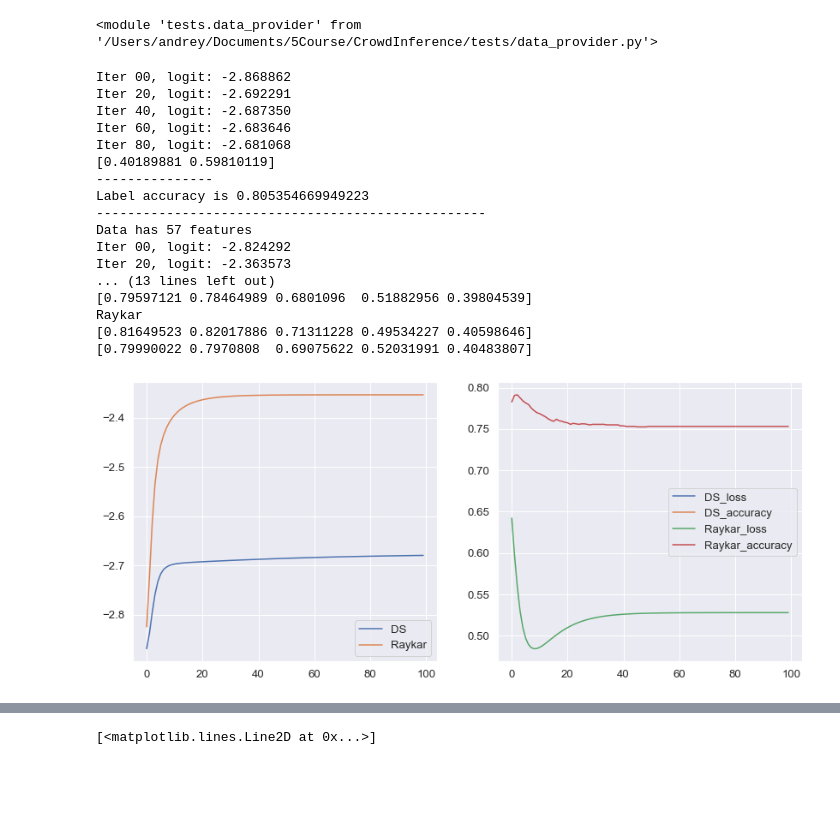
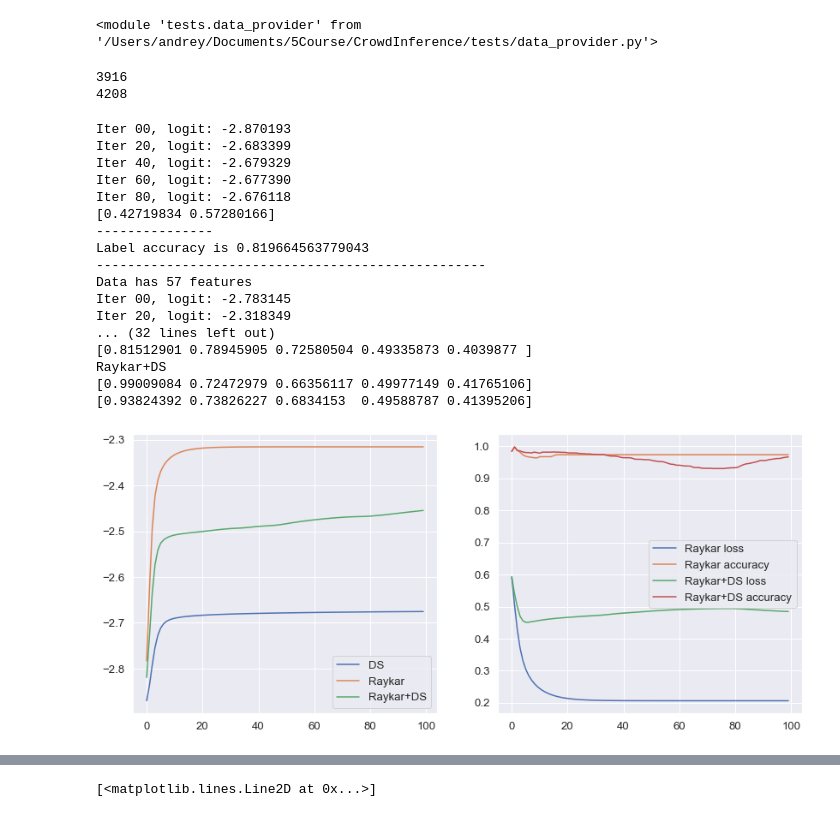
Before and after one commit to AndreySmirdin/CrowdInference, a Jupyter notebook: Mushrooms.ipynb, the cells around one changed output, grey strips where cells are left out. Cells and saved outputs as stored; diff of their text form; code cells hidden in the pictures; blank space fills up the shorter version.

```diff
--- a/Mushrooms.ipynb
+++ b/Mushrooms.ipynb
@@ -48,31 +48,34 @@ reload(data)
 <module 'tests.data_provider' from '/Users/andrey/Documents/5Course/CrowdInference/tests/data_provider.py'>
 # %%
 flip_probs = [0.2, 0.2, 0.3, 0.5, 0.6]
-mushrooms_data = data.MushroomsDataProvider(resample=False, flip_probs=flip_probs, annotate_prob=0.7)
+mushrooms_data = data.MushroomsDataProvider(resample=True, flip_probs=flip_probs, annotate_prob=0.7)
+# %% [output]
+3916
+4208
 # %%
 reload_all()
 # 0.918
-mushrooms_methods, mushroom_points, advantages_matrix = bm.compare_methods(mushrooms_data, max_iter=100, lr=0.5)
+mushrooms_methods, mushroom_points, advantages_matrix = bm.compare_methods(mushrooms_data, max_iter=100, lr=1)
 bm.print_conf(mushrooms_methods)
 # %% [output]
-Iter 00, logit: -2.868862
-Iter 20, logit: -2.692291
-Iter 40, logit: -2.687350
-Iter 60, logit: -2.683646
-Iter 80, logit: -2.681068
-[0.40189881 0.59810119]
+Iter 00, logit: -2.870193
+Iter 20, logit: -2.683399
+Iter 40, logit: -2.679329
+Iter 60, logit: -2.677390
+Iter 80, logit: -2.676118
+[0.42719834 0.57280166]
 ---------------
-Label accuracy is 0.805354669949223
+Label accuracy is 0.819664563779043
 --------------------------------------------------
 Data has 57 features
-Iter 00, logit: -2.824292
-Iter 20, logit: -2.363573
-... (13 lines left out)
-[0.79597121 0.78464989 0.6801096  0.51882956 0.39804539]
-Raykar
-[0.81649523 0.82017886 0.71311228 0.49534227 0.40598646]
-[0.79990022 0.7970808  0.69075622 0.52031991 0.40483807]
+Iter 00, logit: -2.783145
+Iter 20, logit: -2.318349
+... (32 lines left out)
+[0.81512901 0.78945905 0.72580504 0.49335873 0.4039877 ]
+Raykar+DS
+[0.99009084 0.72472979 0.66356117 0.49977149 0.41765106]
+[0.93824392 0.73826227 0.6834153  0.49588787 0.41395206]
-[figure, old version]
+[figure, new version]
 # %%
 reload_all()
 buckets, confidences, wrong, correct = bm.build_grad_hist(mushrooms_data, mushrooms_methods, mushroom_points, 'Mushrooms', 700)
```
Also changed, not shown: parts of 4 cells of this notebook, 2 other files.
